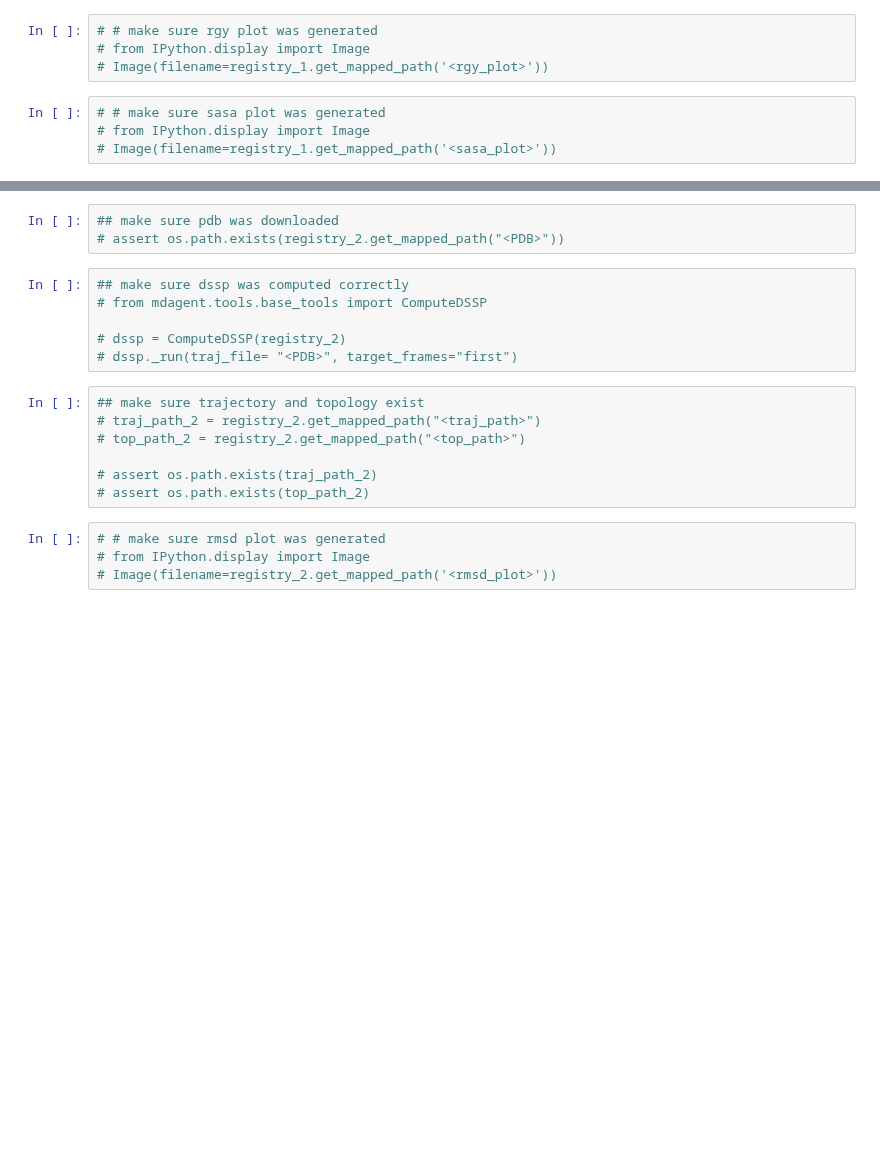
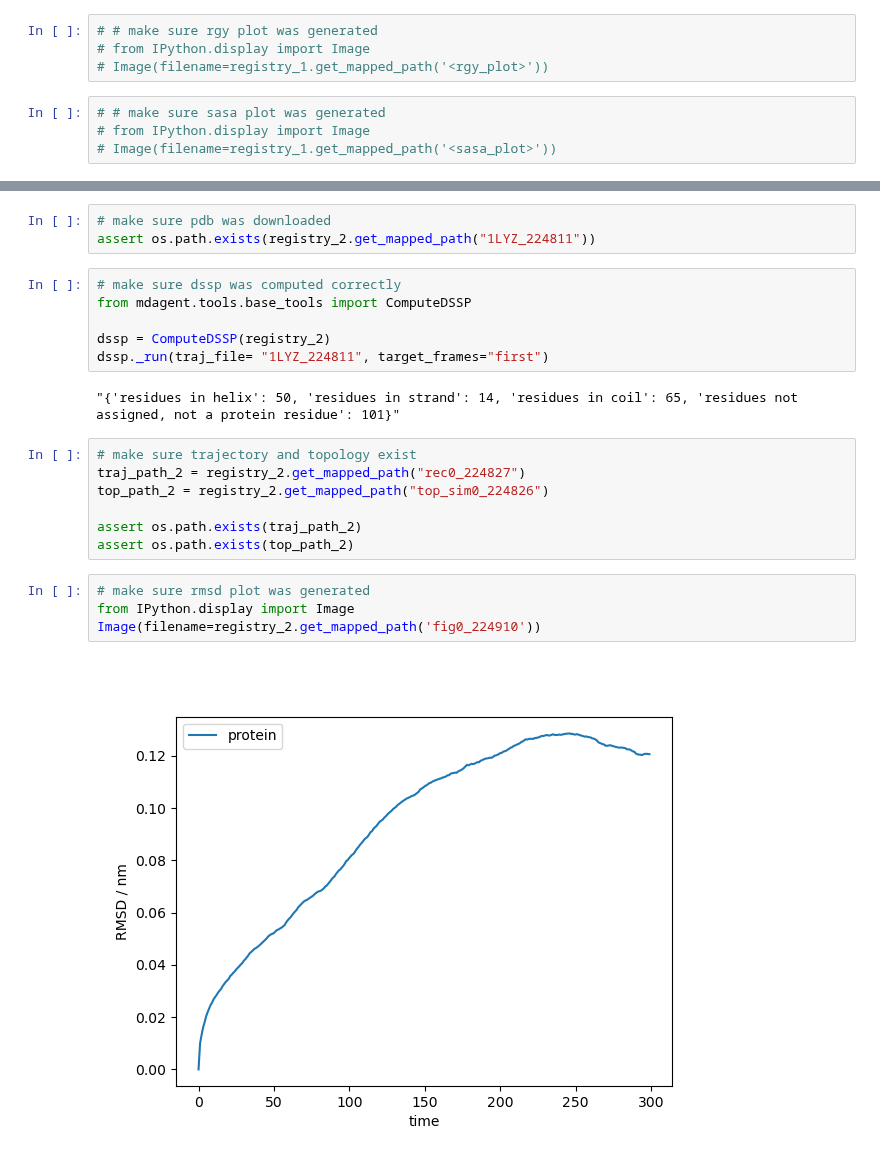
Before and after one commit to ur-whitelab/md-agent, a Jupyter notebook: notebooks/experiments/Robustness/claude-3-5-sonnet-20240620/prompt6.ipynb, the cells around one changed output, grey strips where cells are left out. Saved outputs shown, nothing was run; the diff lists cells and outputs as text; blank space fills up the shorter version.

```diff
--- a/notebooks/experiments/Robustness/claude-3-5-sonnet-20240620/prompt6.ipynb
+++ b/notebooks/experiments/Robustness/claude-3-5-sonnet-20240620/prompt6.ipynb
@@ -59,21 +128,25 @@ print(registry_2.list_path_names_and_descriptions().replace(",", "\n"))
 # %%
-## make sure pdb was downloaded
-# assert os.path.exists(registry_2.get_mapped_path("<PDB>"))
+# make sure pdb was downloaded
+assert os.path.exists(registry_2.get_mapped_path("1LYZ_224811"))
 # %%
-## make sure dssp was computed correctly
-# from mdagent.tools.base_tools import ComputeDSSP
+# make sure dssp was computed correctly
+from mdagent.tools.base_tools import ComputeDSSP
 
-# dssp = ComputeDSSP(registry_2)
-# dssp._run(traj_file= "<PDB>", target_frames="first")
+dssp = ComputeDSSP(registry_2)
+dssp._run(traj_file= "1LYZ_224811", target_frames="first")
+# %% [output]
+"{'residues in helix': 50, 'residues in strand': 14, 'residues in coil': 65, 'residues not assigned, not a protein residue': 101}"
 # %%
-## make sure trajectory and topology exist
-# traj_path_2 = registry_2.get_mapped_path("<traj_path>")
-# top_path_2 = registry_2.get_mapped_path("<top_path>")
+# make sure trajectory and topology exist
+traj_path_2 = registry_2.get_mapped_path("rec0_224827")
+top_path_2 = registry_2.get_mapped_path("top_sim0_224826")
 
-# assert os.path.exists(traj_path_2)
-# assert os.path.exists(top_path_2)
+assert os.path.exists(traj_path_2)
+assert os.path.exists(top_path_2)
 # %%
-# # make sure rmsd plot was generated
-# from IPython.display import Image
-# Image(filename=registry_2.get_mapped_path('<rmsd_plot>'))
+# make sure rmsd plot was generated
+from IPython.display import Image
+Image(filename=registry_2.get_mapped_path('fig0_224910'))
+# %% [output]
+[figure, added]
 # %%
```
Also changed, not shown: parts of 9 cells of this notebook, 19 other files.
